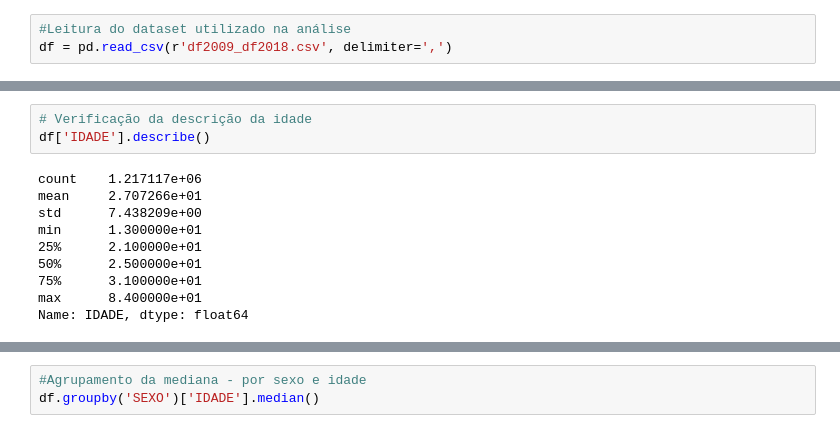
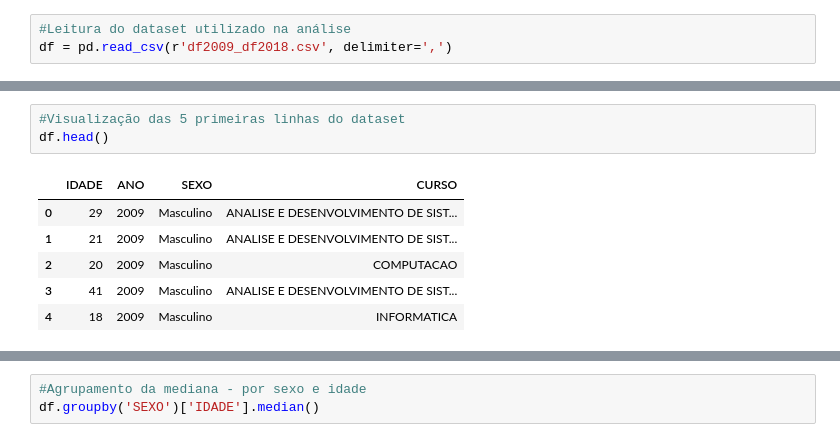
Before and after one commit to arcursino/tcc, a Jupyter notebook: TCC.ipynb, the cells around one changed output, grey strips where cells are left out. Saved outputs shown, nothing was run; the diff lists cells and outputs as text.

```diff
--- a/TCC.ipynb
+++ b/TCC.ipynb
@@ -28,13 +12,10 @@ dtype: object
-# %%
-# Verificação da descrição da idade
-df['IDADE'].describe()
-# %% [output]
-count    1.217117e+06
-mean     2.707266e+01
-std      7.438209e+00
-min      1.300000e+01
-25%      2.100000e+01
-50%      2.500000e+01
-75%      3.100000e+01
-max      8.400000e+01
-Name: IDADE, dtype: float64
+# %%
+#Visualização das 5 primeiras linhas do dataset
+df.head()
+# %% [output]
+|  | IDADE | ANO | SEXO | CURSO |
+| 0 | 29 | 2009 | Masculino | ANALISE E DESENVOLVIMENTO DE SIST... |
+| 1 | 21 | 2009 | Masculino | ANALISE E DESENVOLVIMENTO DE SIST... |
+| 2 | 20 | 2009 | Masculino | COMPUTACAO |
+| 3 | 41 | 2009 | Masculino | ANALISE E DESENVOLVIMENTO DE SIST... |
+| 4 | 18 | 2009 | Masculino | INFORMATICA |
```
Also changed, not shown: parts of 29 cells of this notebook, 2 other files.
